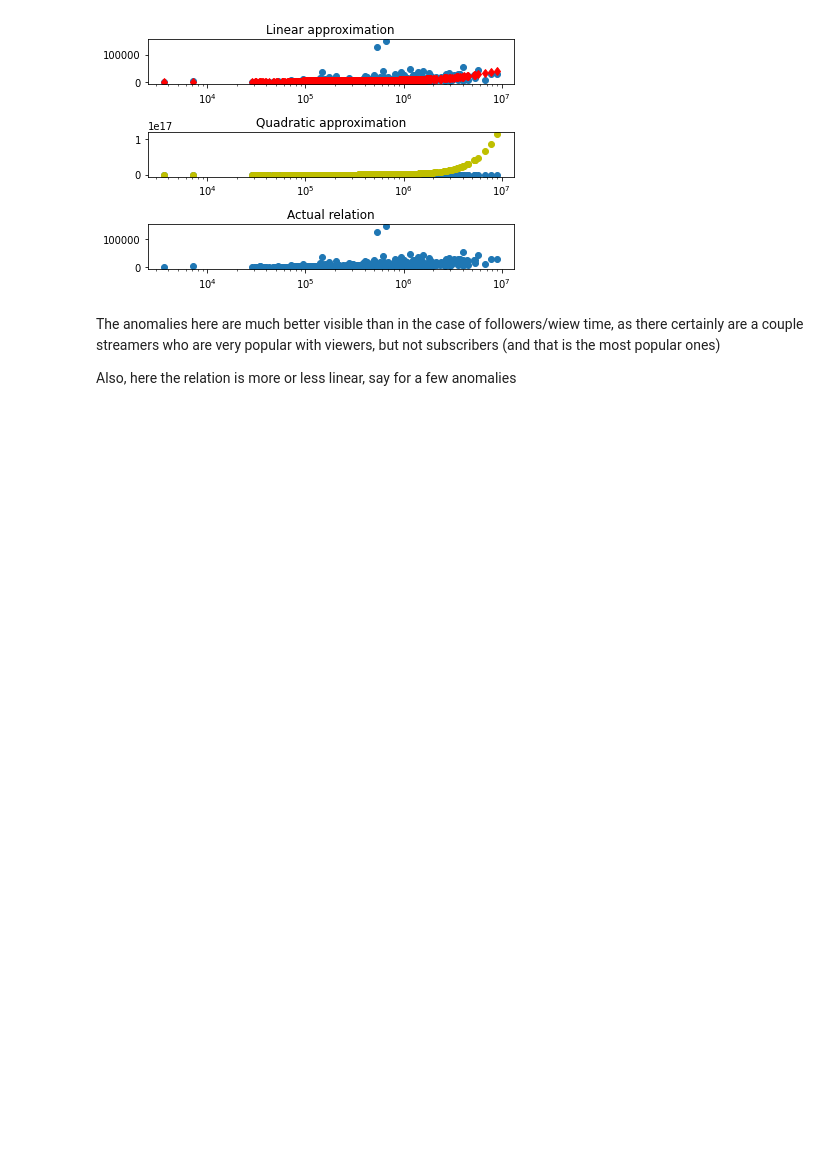
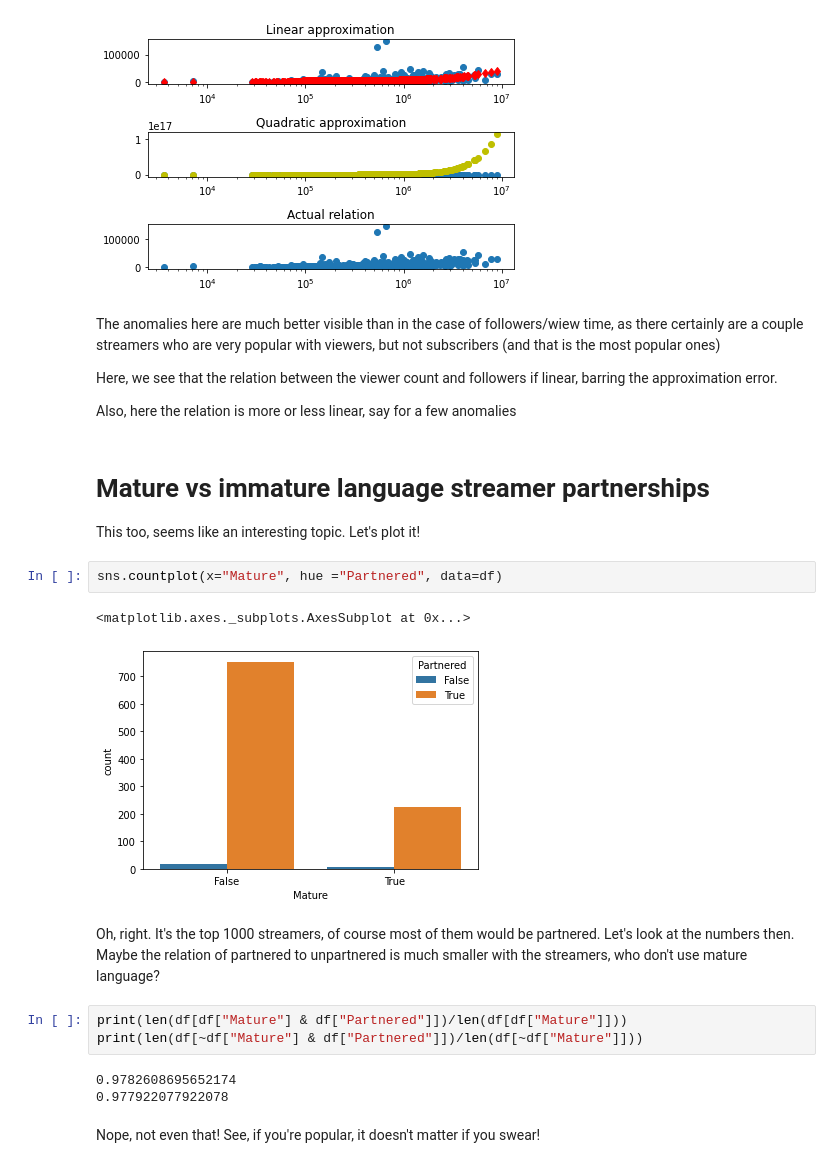
Before and after one commit to pmozil/EDA_team_21, a Jupyter notebook: notebook.ipynb, the cells around one changed output. Drawn from its saved outputs; the diff is of its cells as text; blank space fills up the shorter version.

```diff
--- a/notebook.ipynb
+++ b/notebook.ipynb
@@ -102,4 +104,25 @@ plt.tight_layout()
 # %% [markdown]
 The anomalies here are much better visible than in the case of followers/wiew time, as there certainly are a couple streamers who are very popular with viewers, but not subscribers (and that is the most popular ones)
 
+Here, we see that the relation between the viewer count and followers if linear, barring the approximation error.
+
 Also, here the relation is more or less linear, say for a few anomalies
+# %% [markdown]
+# Mature vs immature language streamer partnerships
+
+This too, seems like an interesting topic. Let's plot it!
+# %%
+sns.countplot(x="Mature", hue ="Partnered", data=df)
+# %% [output]
+<matplotlib.axes._subplots.AxesSubplot at 0x...>
+[figure, added]
+# %% [markdown]
+Oh, right. It's the top 1000 streamers, of course most of them would be partnered. Let's look at the numbers then. Maybe the relation of partnered to unpartnered is much smaller with the streamers, who don't use mature language?
+# %%
+print(len(df[df["Mature"] & df["Partnered"]])/len(df[df["Mature"]]))
+print(len(df[~df["Mature"] & df["Partnered"]])/len(df[~df["Mature"]]))
+# %% [output]
+0.9782608695652174
+0.977922077922078
+# %% [markdown]
+Nope, not even that! See, if you're popular, it doesn't matter if you swear!
```
Also changed, not shown: parts of 3 cells of this notebook, 1 other file.
